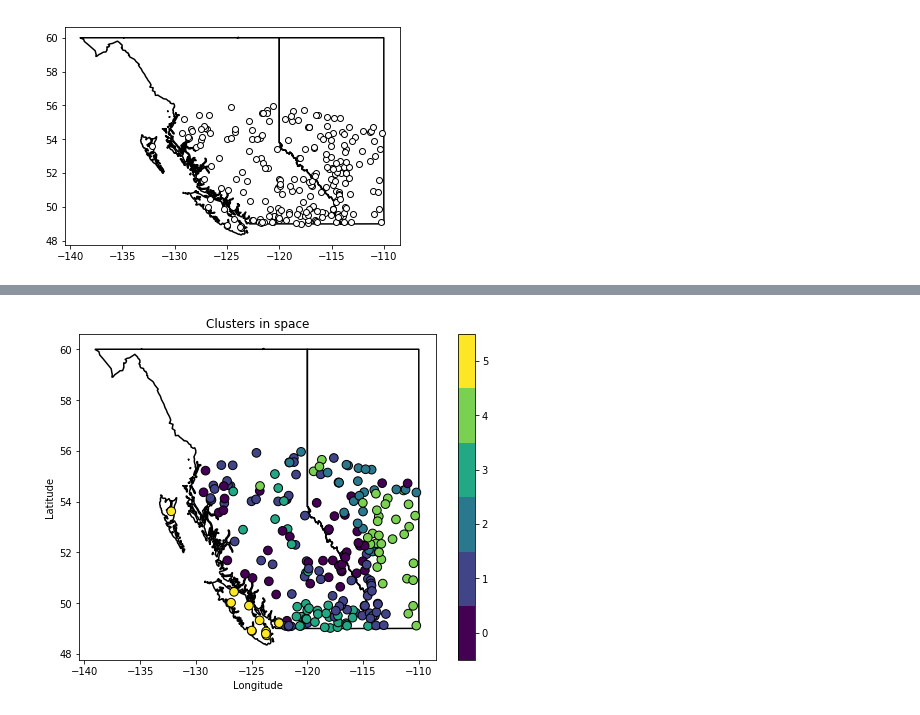
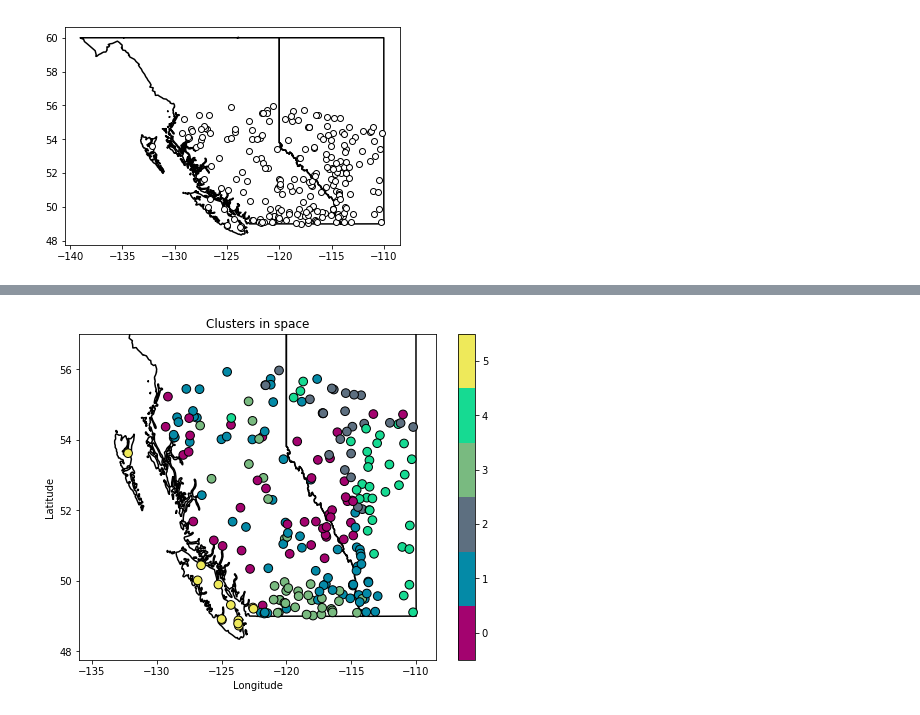
Before and after one commit to andersonsam/som_simple, a Jupyter notebook: main_class.ipynb, the cells around one changed output, grey strips where cells are left out. Cells and saved outputs as stored; diff of their text form; code cells hidden in the pictures.

```diff
--- a/main_class.ipynb
+++ b/main_class.ipynb
@@ -458,10 +530,13 @@ N_nodes = Nx*Ny
 N_obs = np.shape(obs)[0] #number of observations
 N_dims = np.shape(obs)[1] #number of dimensions per observation
 learning_rate = 1e-2
-N_epochs = 100
+N_epochs = 200
+colours_list = 'pink_blue_red_purple'
+colours_list = 'pinks'
+colours_list = 'default2'
 
 #initialize
-som = SOM(Nx, Ny, obs, N_epochs)
+som = SOM(Nx, Ny, obs, N_epochs, colours_list = colours_list)
 som.initialize_map(node_shape = 'hex')
 
 #train
@@ -469,6 +544,7 @@ som.train_map(learning_rate)
 z = som.z_epochs
 bmus = BMUs(som)
 freq = BMU_frequency(som)
+dummy,bmus_colours = colourmap_2D(colours_list = colours_list, Nx = Nx, Ny = Ny)
 # %%
 #visualize the SOM in map-space
 fig, axes = som.plot()
@@ -477,29 +553,31 @@ fig, axes = som.plot()
 # %%
 #visualize clusters in data-space
 
 from matplotlib import cm
-from matplotlib.colors import BoundaryNorm
+from matplotlib.colors import BoundaryNorm, ListedColormap
 
 fig, ax = plt.subplots(figsize = (8,6))
 
 #colours
-cmap = cm.get_cmap('viridis')
+cmap = ListedColormap(bmus_colours)
 bounds = np.arange(N_nodes+1)-0.5
 norm = BoundaryNorm(bounds, cmap.N)
 
 plot_prov_ax(['AB', 'BC'], ax)
 sp = ax.scatter(stationLon, stationLat, s = 75, zorder = 5, c = bmus, edgecolor = 'k', cmap = cmap, norm = norm) #observations, coloured by BMU
 ax.set_xlabel('x')
 ax.set_ylabel('y')
+ax.set_ylim(top = 57)
+ax.set_xlim(left = -136)
 cb = plt.colorbar(sp)
 cb.set_ticks(np.arange(6))
 ax.set_title('Clusters in space')
 ax.set_xlabel('Longitude')
 ax.set_ylabel('Latitude')
 
 plt.show()
 # %% [output]
-[figure, old version]
+[figure, new version]
 # %%
 #visualize how som nodes in data-space change through training -- when these stabalize, it is a sign that the map has converged
 
```
Also changed, not shown: parts of 9 cells of this notebook.
